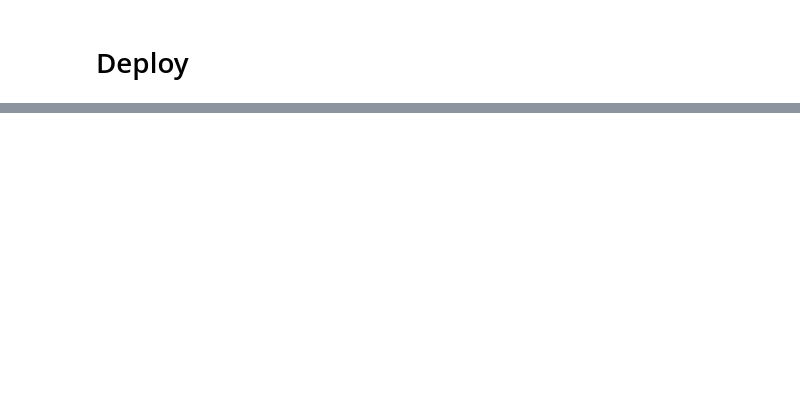
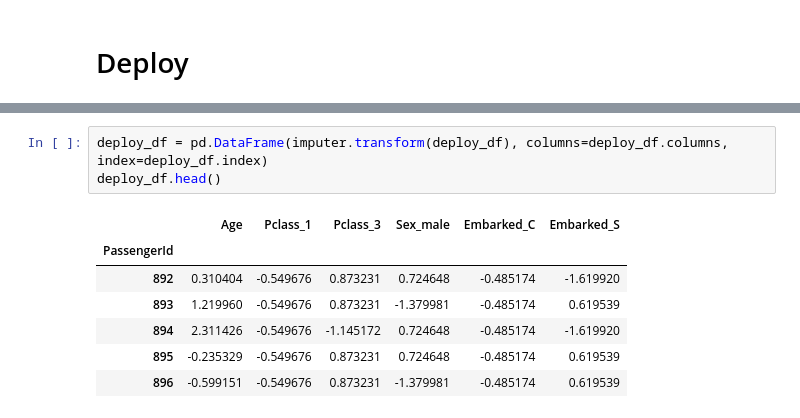
Before and after one commit to blantj/Titanic_Survival_Classification, a Jupyter notebook: v2/Modeling-Pclass&Embarked&Sex&Age.ipynb, the cells around one changed output, grey strips where cells are left out. Saved outputs shown, nothing was run; the diff lists cells and outputs as text; blank space fills up the shorter version.

```diff
--- a/v2/Modeling-Pclass&Embarked&Sex&Age.ipynb
+++ b/v2/Modeling-Pclass&Embarked&Sex&Age.ipynb
@@ -626 +601,12 @@ deploy_df.head()
+# %%
+deploy_df = pd.DataFrame(imputer.transform(deploy_df), columns=deploy_df.columns, index=deploy_df.index)
+deploy_df.head()
+# %% [output]
+|  | Age | Pclass_1 | Pclass_3 | Sex_male | Embarked_C | Embarked_S |
+| PassengerId |  |  |  |  |  |  |
+| 892 | 0.310404 | -0.549676 | 0.873231 | 0.724648 | -0.485174 | -1.619920 |
+| 893 | 1.219960 | -0.549676 | 0.873231 | -1.379981 | -0.485174 | 0.619539 |
+| 894 | 2.311426 | -0.549676 | -1.145172 | 0.724648 | -0.485174 | -1.619920 |
+| 895 | -0.235329 | -0.549676 | 0.873231 | 0.724648 | -0.485174 | 0.619539 |
+| 896 | -0.599151 | -0.549676 | 0.873231 | -1.379981 | -0.485174 | 0.619539 |
 # %%
```
Also changed, not shown: parts of 12 cells of this notebook, 5 other files.
